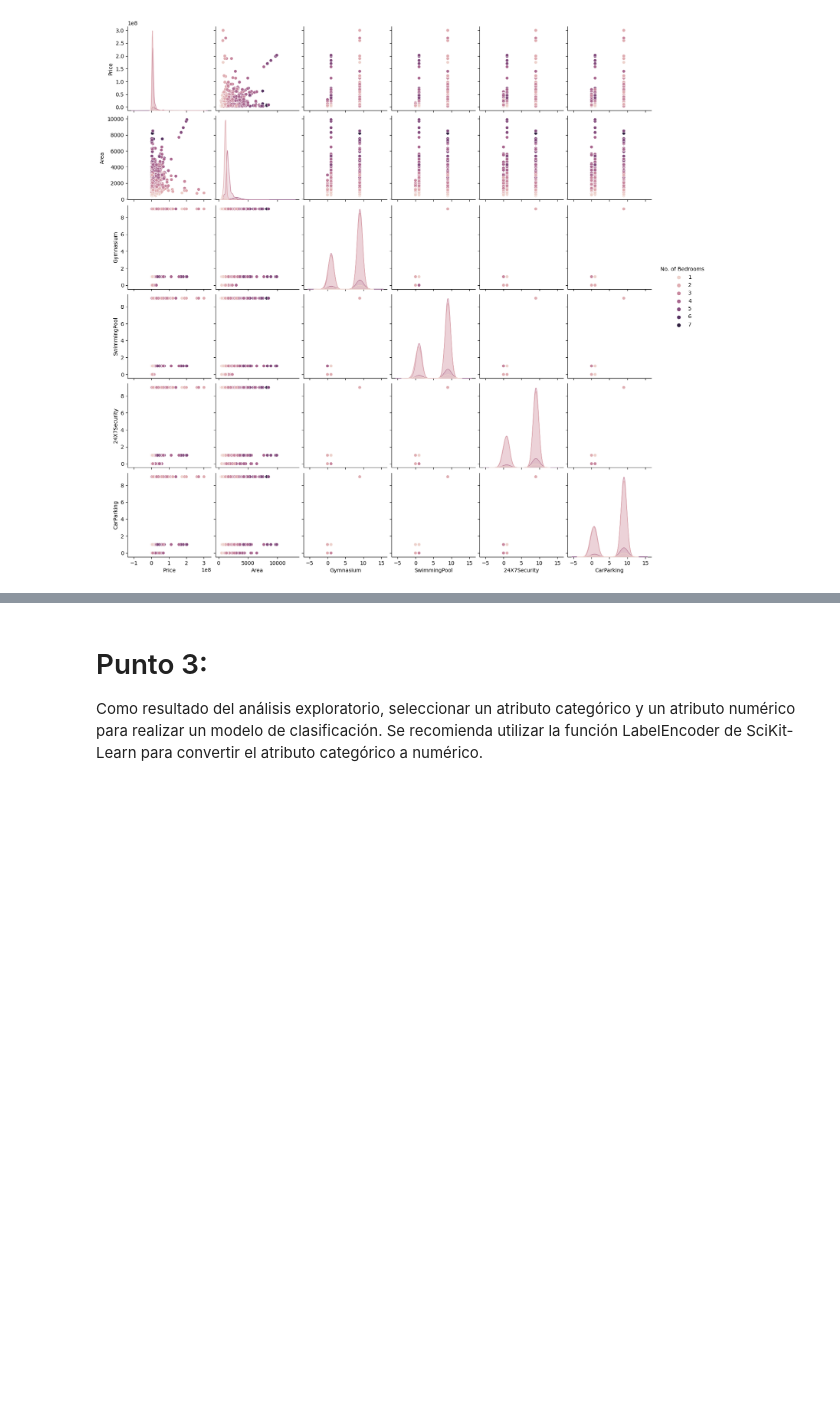
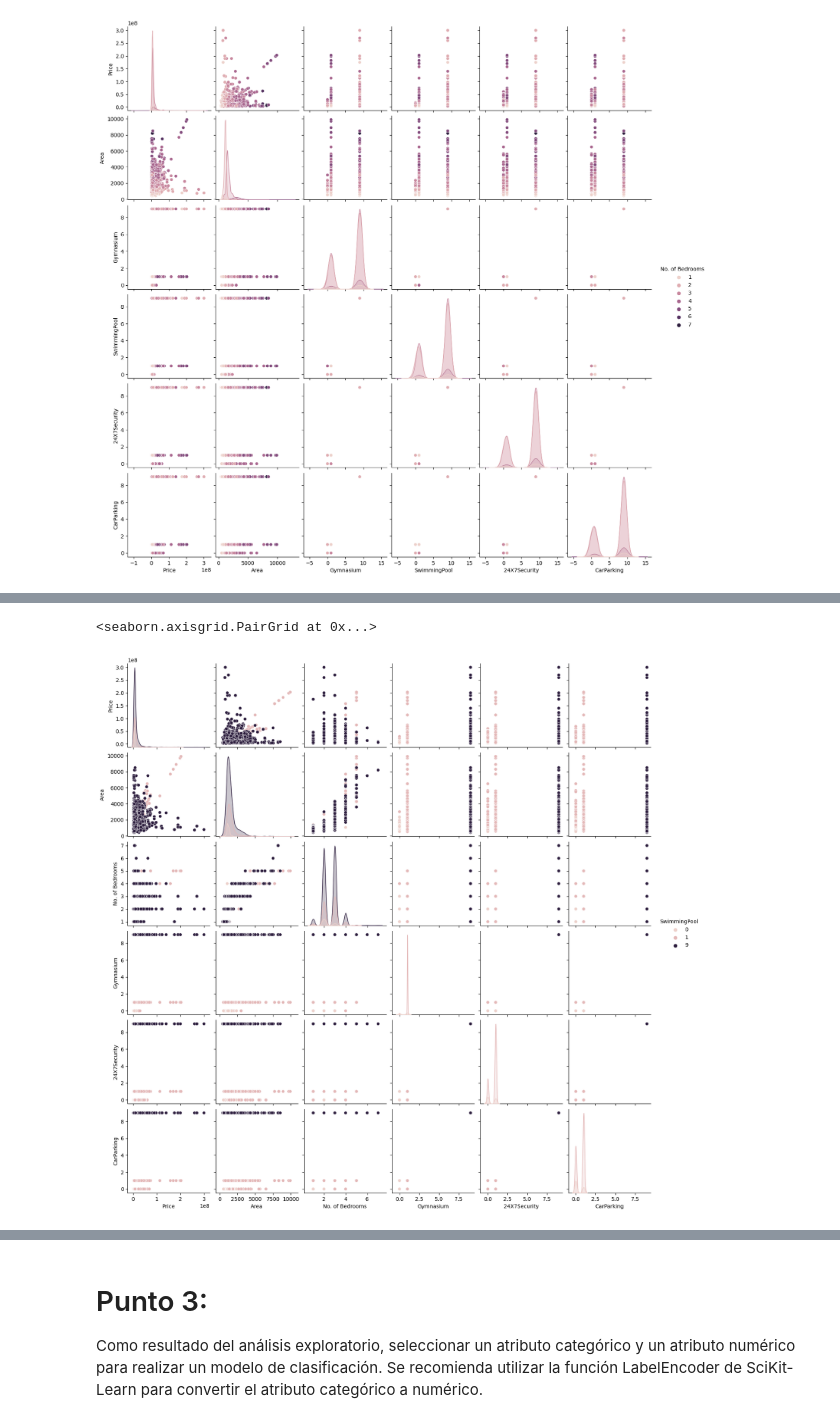
Before and after one commit to Fedezafran1/TP-Chona, a Jupyter notebook: Trabajo_Práctico_1_Modelos_Predictivos_en_SciKit_Learn.ipynb, the cells around one changed output, grey strips where cells are left out. Cells and saved outputs as stored; diff of their text form; code cells hidden in the pictures; blank space fills up the shorter version.

```diff
--- a/Trabajo_Práctico_1_Modelos_Predictivos_en_SciKit_Learn.ipynb
+++ b/Trabajo_Práctico_1_Modelos_Predictivos_en_SciKit_Learn.ipynb
@@ -92,0 +93,5 @@ sns.pairplot(Bangalore_df, hue="No. of Bedrooms")
+# %%
+sns.pairplot(Bangalore_df, hue="SwimmingPool")
+# %% [output]
+<seaborn.axisgrid.PairGrid at 0x...>
+[figure, added]
```
Also changed, not shown: parts of 13 cells of this notebook.
